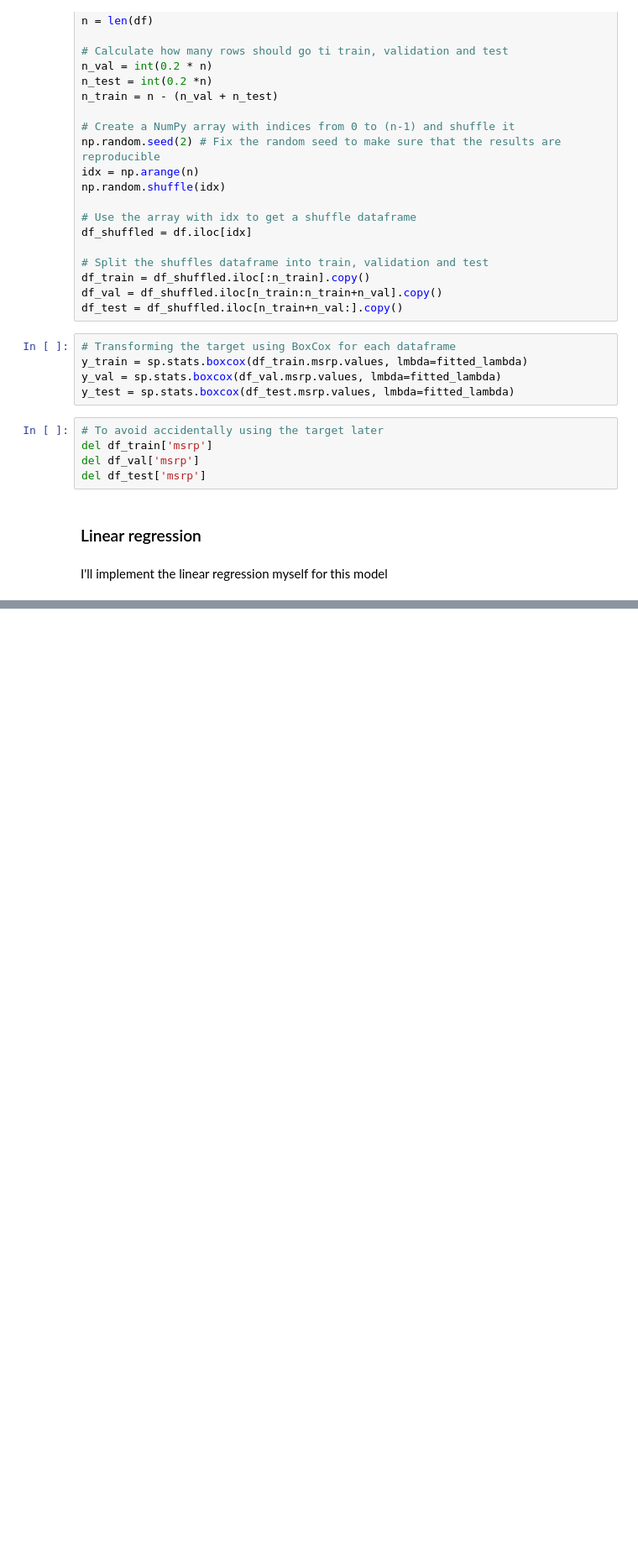
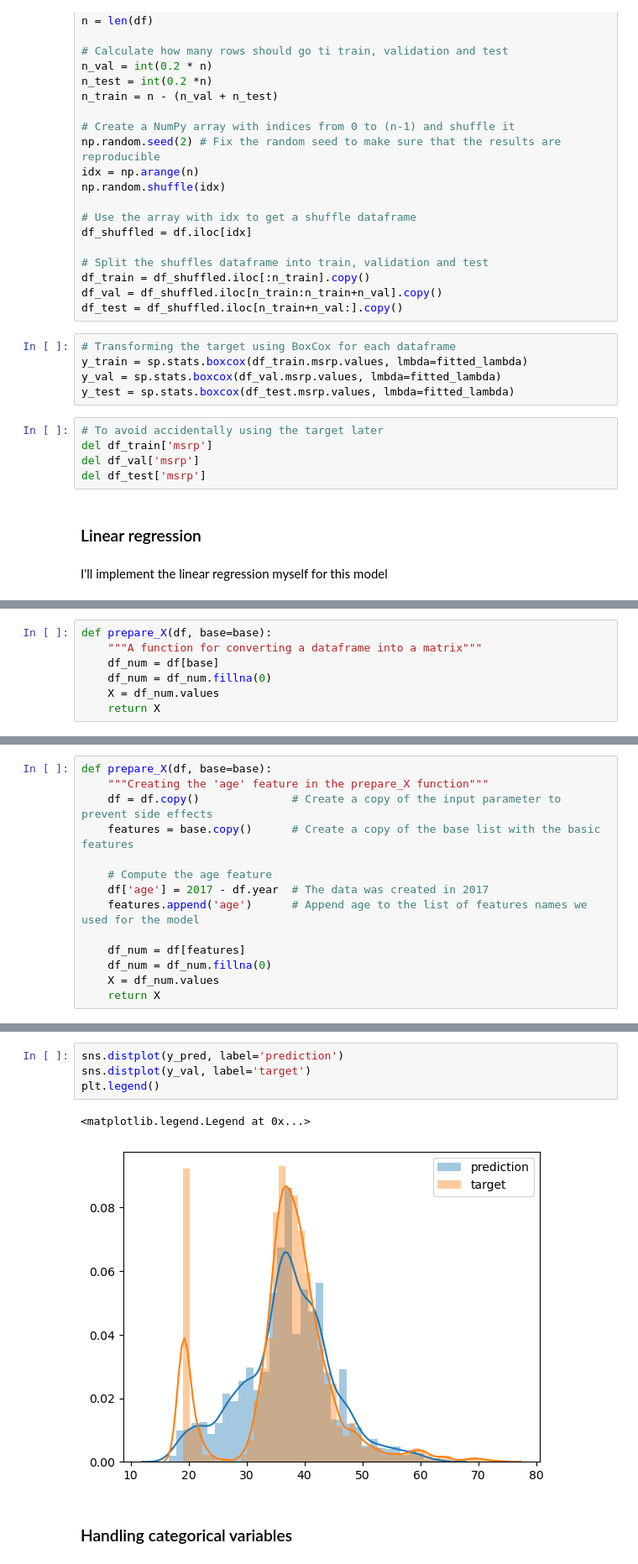
Before and after one commit to said-cs/Car-price, a Jupyter notebook: JupyterNotebook.ipynb, the cells around one changed output, grey strips where cells are left out. Shown at 84% size. Saved outputs shown, nothing was run; the diff lists cells and outputs as text; blank space fills up the shorter version.

```diff
--- a/JupyterNotebook.ipynb
+++ b/JupyterNotebook.ipynb
@@ -173,0 +191,7 @@ KeyError: "['engine_cylenders'] not in index"
+# %%
+def prepare_X(df, base=base):
+    """A function for converting a dataframe into a matrix"""
+    df_num = df[base]
+    df_num = df_num.fillna(0)
+    X = df_num.values
+    return X
@@ -173,0 +212,14 @@ KeyError: "['engine_cylenders'] not in index"
+# %%
+def prepare_X(df, base=base):
+    """Creating the 'age' feature in the prepare_X function"""
+    df = df.copy()              # Create a copy of the input parameter to prevent side effects
+    features = base.copy()      # Create a copy of the base list with the basic features
+
+    # Compute the age feature
+    df['age'] = 2017 - df.year  # The data was created in 2017
+    features.append('age')      # Append age to the list of features names we used for the model
+
+    df_num = df[features]
+    df_num = df_num.fillna(0)
+    X = df_num.values
+    return X
@@ -173,0 +235,9 @@ KeyError: "['engine_cylenders'] not in index"
+# %%
+sns.distplot(y_pred, label='prediction')
+sns.distplot(y_val, label='target')
+plt.legend()
+# %% [output]
+<matplotlib.legend.Legend at 0x...>
+[figure, added]
+# %% [markdown]
+### Handling categorical variables
```
Also changed, not shown: parts of 29 cells of this notebook.
